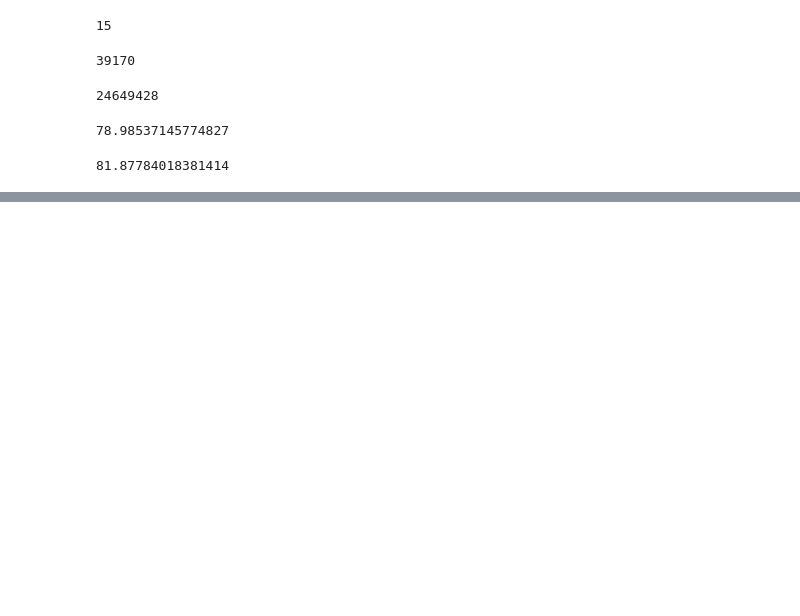
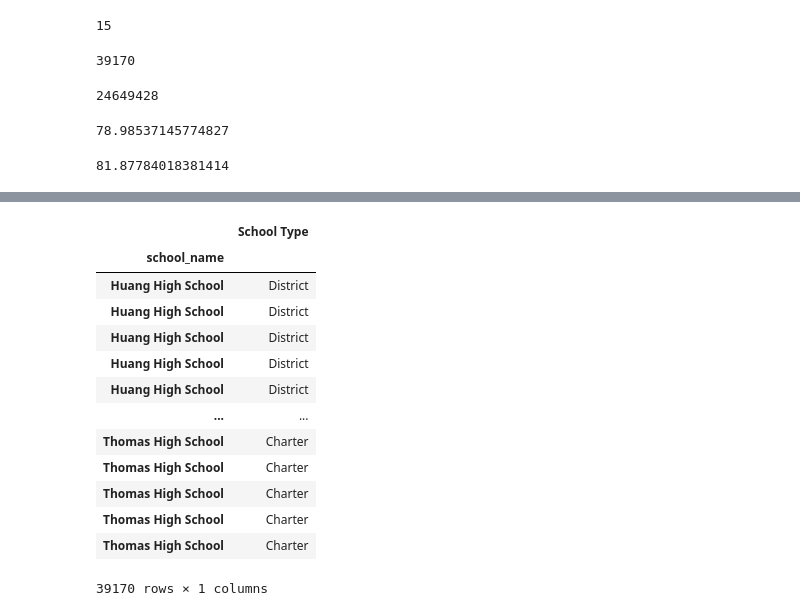
Before and after one commit to GrimmettDS/pandas-challenge, a Jupyter notebook: PyCitySchools/Main.ipynb, the cells around one changed output, grey strips where cells are left out. Saved outputs shown, nothing was run; the diff lists cells and outputs as text; code cells hidden in the pictures; blank space fills up the shorter version.

```diff
--- a/PyCitySchools/Main.ipynb
+++ b/PyCitySchools/Main.ipynb
@@ -130,0 +301,19 @@ AttributeError: 'Series' object has no attribute 'set_index'
+# %%
+school_summary = pd.DataFrame({'School Type': sch_types })
+
+school_summary
+# %% [output]
+|  | School Type |
+| school_name |  |
+| Huang High School | District |
+| Huang High School | District |
+| Huang High School | District |
+| Huang High School | District |
+| Huang High School | District |
+| ... | ... |
+| Thomas High School | Charter |
+| Thomas High School | Charter |
+| Thomas High School | Charter |
+| Thomas High School | Charter |
+| Thomas High School | Charter |
+39170 rows × 1 columns
```
Also changed, not shown: parts of 19 cells of this notebook, 1 other file.
